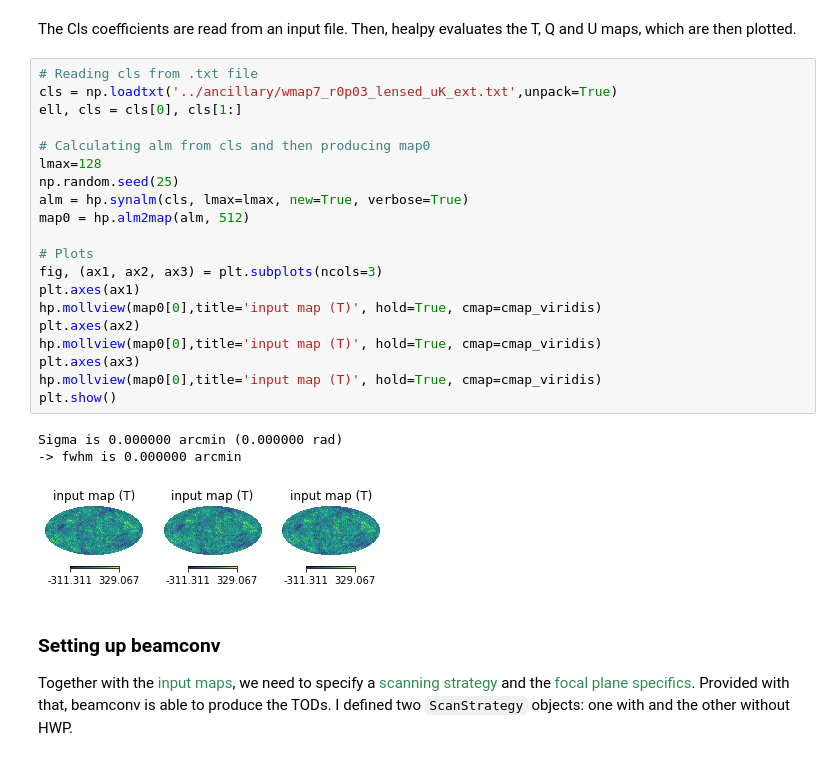
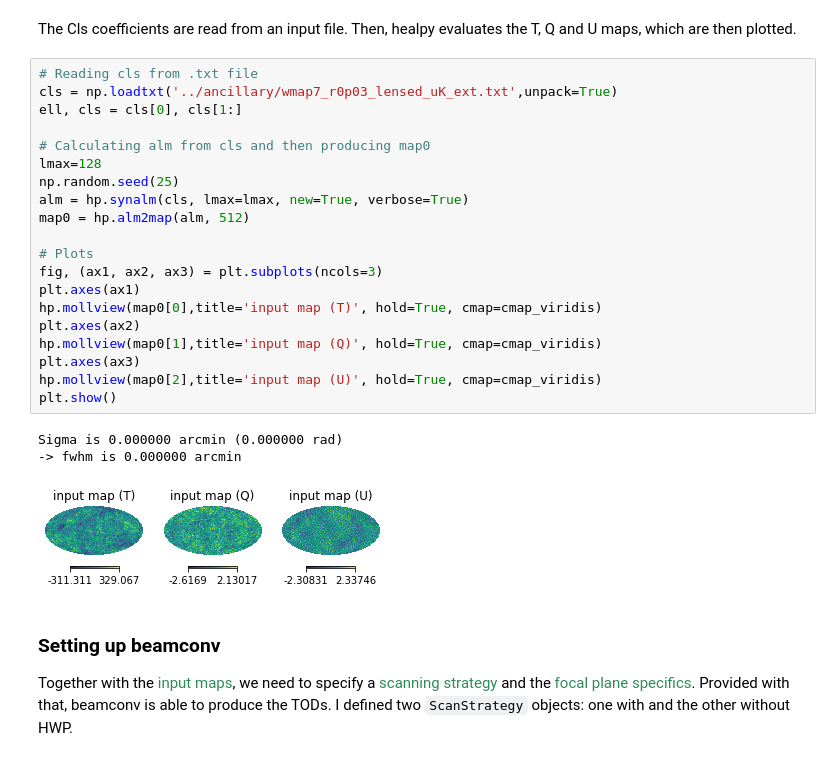
Before and after one commit to martamonelli/beamconv_tidy, a Jupyter notebook: beamconv/demo.ipynb, the cells around one changed output. Saved outputs shown, nothing was run; the diff lists cells and outputs as text.

```diff
--- a/beamconv/demo.ipynb
+++ b/beamconv/demo.ipynb
@@ -27,27 +27,27 @@ The Cls coefficients are read from an input file. Then, healpy evaluates the T,
 # %%
 # Reading cls from .txt file
 cls = np.loadtxt('../ancillary/wmap7_r0p03_lensed_uK_ext.txt',unpack=True)
 ell, cls = cls[0], cls[1:]
 
 # Calculating alm from cls and then producing map0
 lmax=128
 np.random.seed(25)
 alm = hp.synalm(cls, lmax=lmax, new=True, verbose=True)
 map0 = hp.alm2map(alm, 512)
 
 # Plots
 fig, (ax1, ax2, ax3) = plt.subplots(ncols=3)
 plt.axes(ax1)
 hp.mollview(map0[0],title='input map (T)', hold=True, cmap=cmap_viridis)
 plt.axes(ax2)
-hp.mollview(map0[0],title='input map (T)', hold=True, cmap=cmap_viridis)
+hp.mollview(map0[1],title='input map (Q)', hold=True, cmap=cmap_viridis)
 plt.axes(ax3)
-hp.mollview(map0[0],title='input map (T)', hold=True, cmap=cmap_viridis)
+hp.mollview(map0[2],title='input map (U)', hold=True, cmap=cmap_viridis)
 plt.show()
 # %% [output]
 Sigma is 0.000000 arcmin (0.000000 rad)
 -> fwhm is 0.000000 arcmin
-[figure, old version]
+[figure, new version]
 # %% [markdown]
 ### Setting up beamconv
 Together with the <font color="SeaGreen">input maps</font>, we need to specify a <font color="SeaGreen">scanning strategy</font> and the <font color="SeaGreen">focal plane specifics</font>. Provided with that, beamconv is able to produce the TODs. I defined two <code>ScanStrategy</code> objects: one with and the other without HWP.
```
Also changed, not shown: parts of 12 cells of this notebook, 1 other file.
